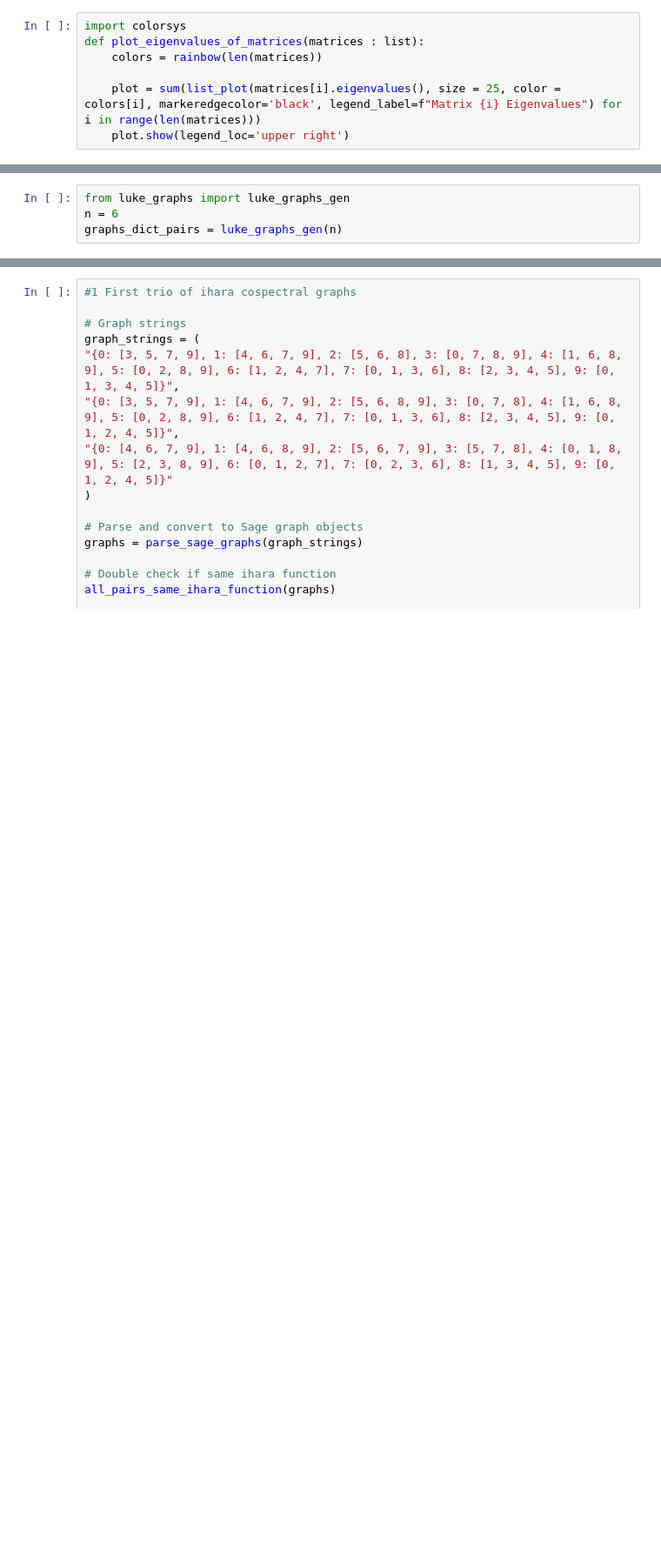
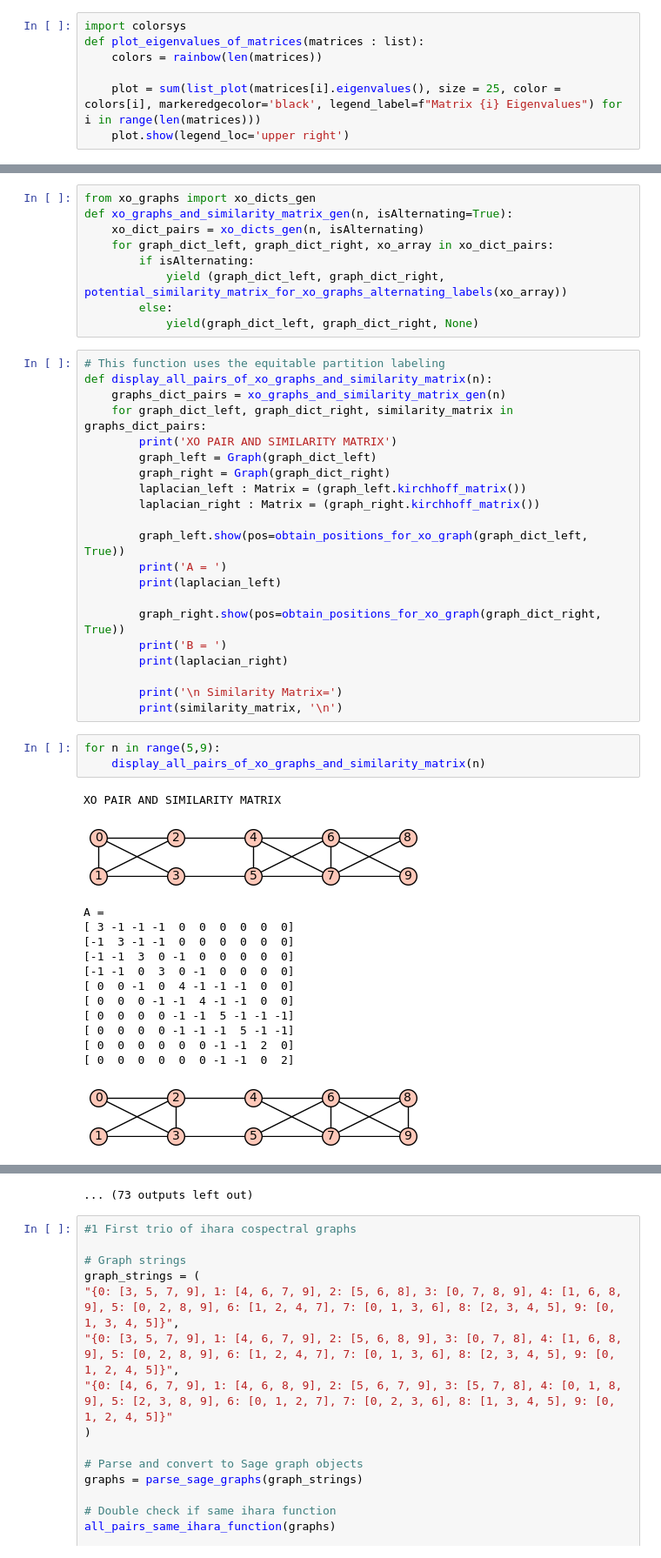
Before and after one commit to davizacheu/Spectral-Graph-Theory-Research, a Jupyter notebook: NB_Functions.ipynb, the cells around one changed output, grey strips where cells are left out. Shown at 87% size. Saved outputs shown, nothing was run; the diff lists cells and outputs as text; blank space fills up the shorter version.

Commit message:
Updated Jupyter Notebook to include xo_graph data

```diff
--- a/NB_Functions.ipynb
+++ b/NB_Functions.ipynb
@@ -370,4 +332,0 @@ def obtain_positions_for_luke_graph(luke_graph_dict):
-# %%
-from luke_graphs import luke_graphs_gen
-n = 6
-graphs_dict_pairs = luke_graphs_gen(n)
@@ -455,0 +400,48 @@ for graph_dict_left, graph_dict_right in graphs_dict_pairs:
+# %%
+from xo_graphs import xo_dicts_gen
+def xo_graphs_and_similarity_matrix_gen(n, isAlternating=True):
+    xo_dict_pairs = xo_dicts_gen(n, isAlternating)
+    for graph_dict_left, graph_dict_right, xo_array in xo_dict_pairs:
+        if isAlternating:
+            yield (graph_dict_left, graph_dict_right, potential_similarity_matrix_for_xo_graphs_alternating_labels(xo_array))
+        else:
+            yield(graph_dict_left, graph_dict_right, None)
+# %%
+# This function uses the equitable partition labeling
+def display_all_pairs_of_xo_graphs_and_similarity_matrix(n):
+    graphs_dict_pairs = xo_graphs_and_similarity_matrix_gen(n)
+    for graph_dict_left, graph_dict_right, similarity_matrix in graphs_dict_pairs:
+        print('XO PAIR AND SIMILARITY MATRIX')
+        graph_left = Graph(graph_dict_left)
+        graph_right = Graph(graph_dict_right)
+        laplacian_left : Matrix = (graph_left.kirchhoff_matrix())
+        laplacian_right : Matrix = (graph_right.kirchhoff_matrix())
+
+        graph_left.show(pos=obtain_positions_for_xo_graph(graph_dict_left, True))
+        print('A = ')
+        print(laplacian_left)
+
+        graph_right.show(pos=obtain_positions_for_xo_graph(graph_dict_right, True))
+        print('B = ')
+        print(laplacian_right)
+
+        print('\n Similarity Matrix=')
+        print(similarity_matrix, '\n')
+# %%
+for n in range(5,9):
+    display_all_pairs_of_xo_graphs_and_similarity_matrix(n)
+# %% [output]
+XO PAIR AND SIMILARITY MATRIX
+[figure, added]
+A =
+[ 3 -1 -1 -1  0  0  0  0  0  0]
+[-1  3 -1 -1  0  0  0  0  0  0]
+[-1 -1  3  0 -1  0  0  0  0  0]
+[-1 -1  0  3  0 -1  0  0  0  0]
+[ 0  0 -1  0  4 -1 -1 -1  0  0]
+[ 0  0  0 -1 -1  4 -1 -1  0  0]
+[ 0  0  0  0 -1 -1  5 -1 -1 -1]
+[ 0  0  0  0 -1 -1 -1  5 -1 -1]
+[ 0  0  0  0  0  0 -1 -1  2  0]
+[ 0  0  0  0  0  0 -1 -1  0  2]
+[figure, added]
@@ -456,3 +512,4 @@ for graph_dict_left, graph_dict_right in graphs_dict_pairs:
+... (73 outputs left out)
 # %%
 #1 First trio of ihara cospectral graphs
 
```
Also changed, not shown: parts of 11 cells of this notebook.
